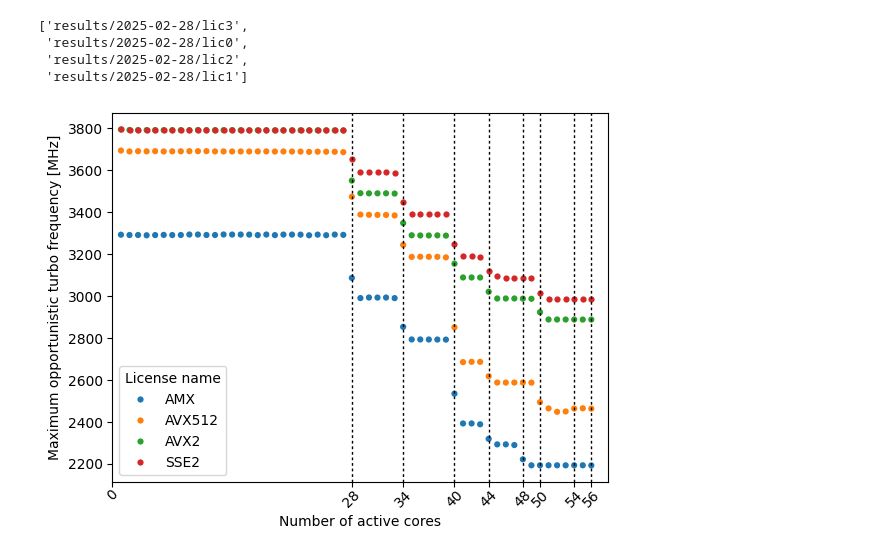
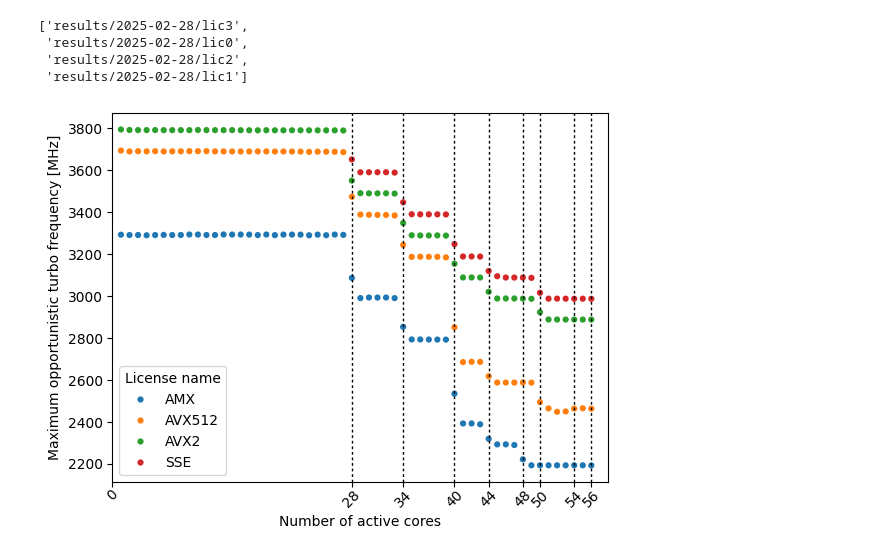
Before and after one commit to marenz2569/2025-sapphire-rapids-ee, a Jupyter notebook: measurements/validate-avx-frequency-license-bands/Plot.ipynb, the cells around one changed output. Drawn from its saved outputs; the diff is of its cells as text; code cells hidden in the pictures.

Commit message:
validate-avx-frequency-license-bands: add hue_order

```diff
--- a/measurements/validate-avx-frequency-license-bands/Plot.ipynb
+++ b/measurements/validate-avx-frequency-license-bands/Plot.ipynb
@@ -87,28 +87,23 @@ freq_vs_number_of_cores[CORE_COUNT] = freq_vs_number_of_cores['core_count']
 freq_vs_number_of_cores[MAX_TURBO_FREQ] = freq_vs_number_of_cores['value'] * 1000
 freq_vs_number_of_cores[POWER_WATT] = freq_vs_number_of_cores['value']
 # %%
-hue_order=['AMX', 'AVX512', 'AVX2', 'SSE2']
+hue_order=['AMX', 'AVX512', 'AVX2', 'SSE']
 # %%
 ax = sns.scatterplot(data=freq_vs_number_of_cores[freq_vs_number_of_cores['metric'] == 'perf-freq'], x=CORE_COUNT, y=MAX_TURBO_FREQ, hue=LIC_NAME, linewidth=1.5, marker='o', hue_order=hue_order)
 plt.xticks(rotation=45)
-
-# Overlay the red markers for the SSE2 license
-sse_marker = freq_vs_number_of_cores[freq_vs_number_of_cores['metric'] == 'perf-freq']
-sse_marker = sse_marker[sse_marker[LIC_NAME] == 'SSE']
-plt.plot(sse_marker[CORE_COUNT], sse_marker[MAX_TURBO_FREQ], color=sns.color_palette()[3], linestyle='None', markeredgewidth=0.0, ms=4.5, marker=matplotlib.markers.MarkerStyle("o"))
 
 buckets = [28,34,40,44,48,50,54,56]
 
 for i in buckets:
     plt.axvline(x=i, color='black', dashes=[2], linewidth=1)
 
 # ax.set_ylim(0, 4000)
 ax.set_xlim(0, 58)
 ax.set_xticks([0] + buckets)
 
 # plt.xticks(rotation=45)
 ax.tick_params(axis='x', pad=0)
 
 plt.savefig('../../thesis/fig/validate-avx-frequency-license-bands.pdf', bbox_inches='tight')
 # %% [output]
-[figure, old version]
+[figure, new version]
```
Also changed, not shown: 1 other file.
